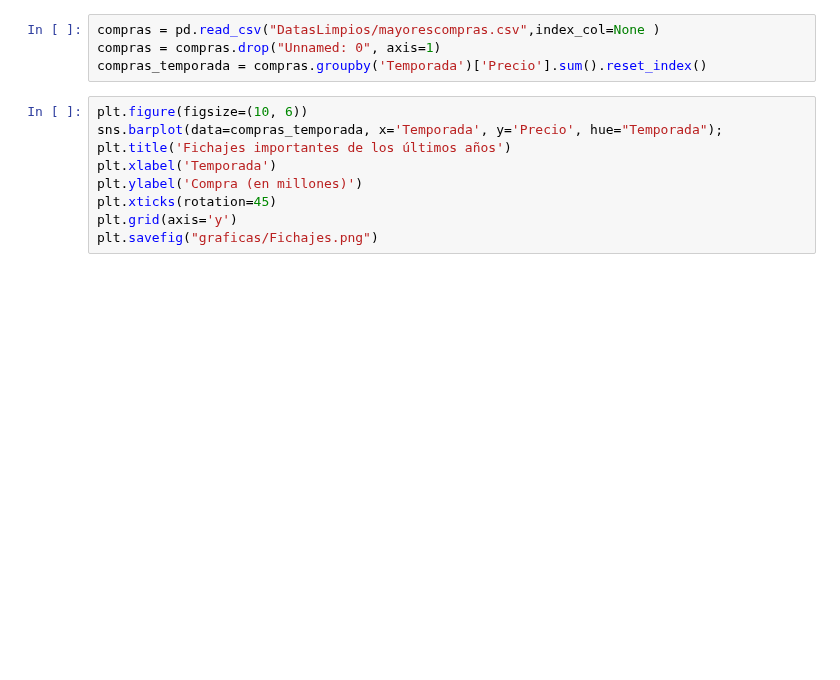
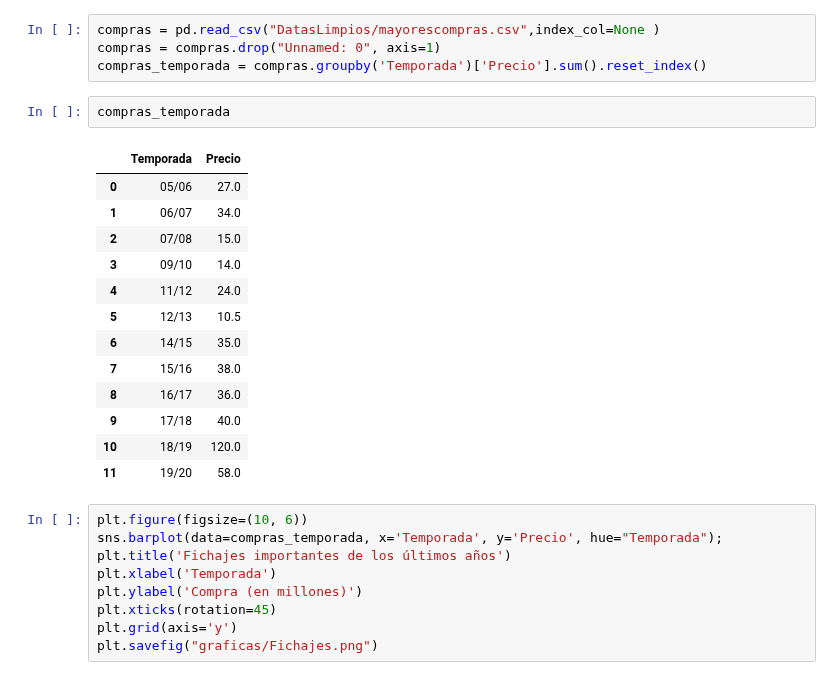
Before and after one commit to RaulSoler/ONLINE_DS_THEBRIDGE_RAULSOLER, a Jupyter notebook: Proyecto EDA/LIMGOHOME/memoria.ipynb, the cells around one changed output. Saved outputs shown, nothing was run; the diff lists cells and outputs as text; blank space fills up the shorter version.

```diff
--- a/Proyecto EDA/LIMGOHOME/memoria.ipynb
+++ b/Proyecto EDA/LIMGOHOME/memoria.ipynb
@@ -372,6 +353,22 @@ Vemos que Peter Lim en 4 años que esta han debutado 10 Jugadores y 4 años de s
 compras = pd.read_csv("DatasLimpios/mayorescompras.csv",index_col=None )
 compras = compras.drop("Unnamed: 0", axis=1)
 compras_temporada = compras.groupby('Temporada')['Precio'].sum().reset_index()
+# %%
+compras_temporada
+# %% [output]
+|  | Temporada | Precio |
+| 0 | 05/06 | 27.0 |
+| 1 | 06/07 | 34.0 |
+| 2 | 07/08 | 15.0 |
+| 3 | 09/10 | 14.0 |
+| 4 | 11/12 | 24.0 |
+| 5 | 12/13 | 10.5 |
+| 6 | 14/15 | 35.0 |
+| 7 | 15/16 | 38.0 |
+| 8 | 16/17 | 36.0 |
+| 9 | 17/18 | 40.0 |
+| 10 | 18/19 | 120.0 |
+| 11 | 19/20 | 58.0 |
 # %%
 plt.figure(figsize=(10, 6))
 sns.barplot(data=compras_temporada, x='Temporada', y='Precio', hue="Temporada");
```
Also changed, not shown: parts of 11 cells of this notebook, 3 other files.
